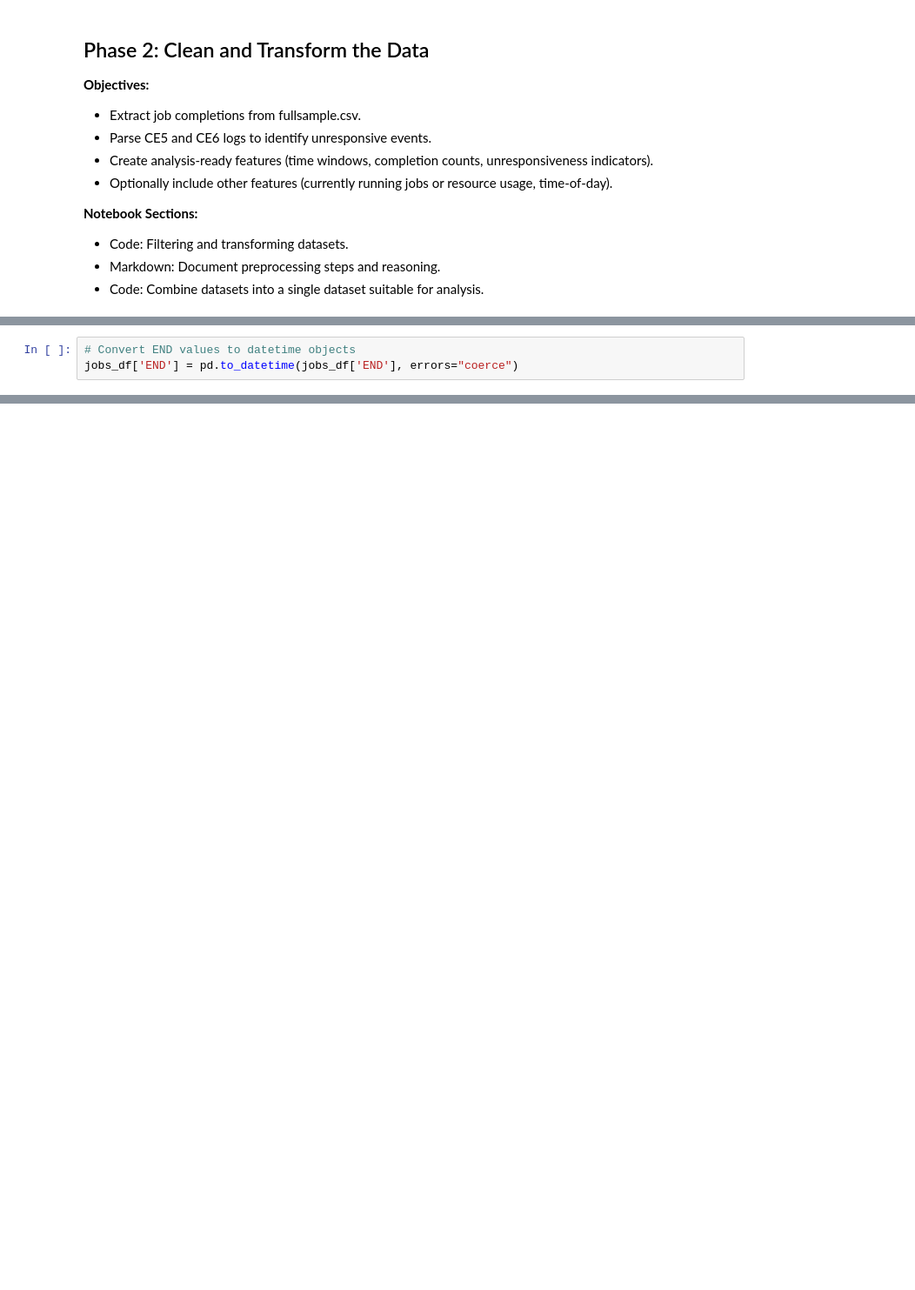
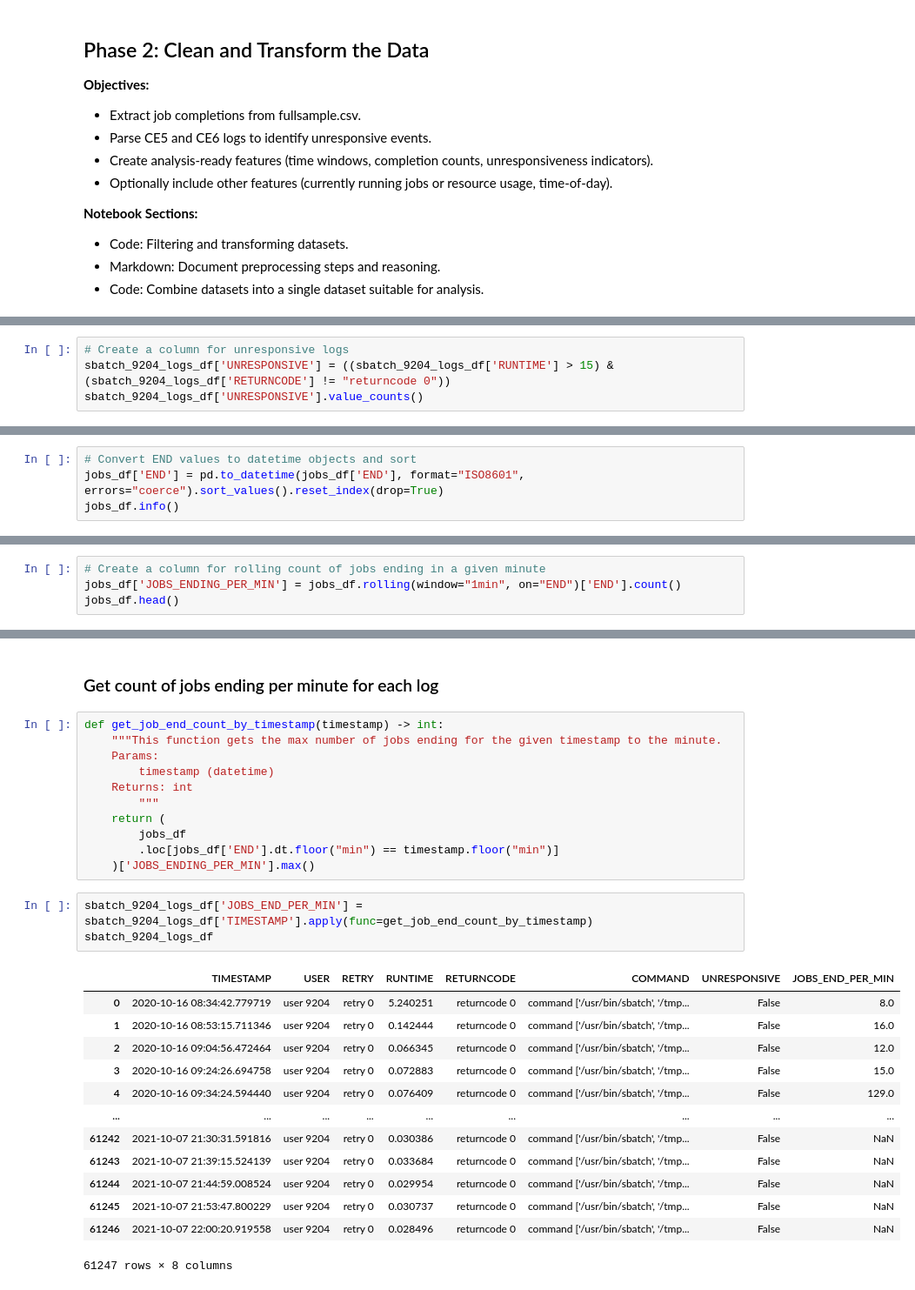
Before and after one commit to nss-data-science-cohort-9/accre-shannequin, a Jupyter notebook: notebooks/slurm_processing_analysis.ipynb, the cells around one changed output, grey strips where cells are left out. Shown at 87% size. Drawn from its saved outputs; the diff is of its cells as text; blank space fills up the shorter version.

```diff
--- a/notebooks/slurm_processing_analysis.ipynb
+++ b/notebooks/slurm_processing_analysis.ipynb
@@ -572,0 +449,4 @@ print(unresponsive_logs_15min.shape)
+# %%
+# Create a column for unresponsive logs
+sbatch_9204_logs_df['UNRESPONSIVE'] = ((sbatch_9204_logs_df['RUNTIME'] > 15) & (sbatch_9204_logs_df['RETURNCODE'] != "returncode 0"))
+sbatch_9204_logs_df['UNRESPONSIVE'].value_counts()
@@ -592,3 +460,4 @@ Name: count, Length: 4109551, dtype: int64
 # %%
-# Convert END values to datetime objects
-jobs_df['END'] = pd.to_datetime(jobs_df['END'], errors="coerce")
+# Convert END values to datetime objects and sort
+jobs_df['END'] = pd.to_datetime(jobs_df['END'], format="ISO8601", errors="coerce").sort_values().reset_index(drop=True)
+jobs_df.info()
@@ -618,0 +490,4 @@ Name: END, Length: 7395234, dtype: float64
+# %%
+# Create a column for rolling count of jobs ending in a given minute
+jobs_df['JOBS_ENDING_PER_MIN'] = jobs_df.rolling(window="1min", on="END")['END'].count()
+jobs_df.head()
@@ -618,0 +506,30 @@ Name: END, Length: 7395234, dtype: float64
+# %% [markdown]
+### Get count of jobs ending per minute for each log
+# %%
+def get_job_end_count_by_timestamp(timestamp) -> int:
+    """This function gets the max number of jobs ending for the given timestamp to the minute.
+    Params:
+        timestamp (datetime)
+    Returns: int
+        """
+    return (
+        jobs_df
+        .loc[jobs_df['END'].dt.floor("min") == timestamp.floor("min")]
+    )['JOBS_ENDING_PER_MIN'].max()
+# %%
+sbatch_9204_logs_df['JOBS_END_PER_MIN'] = sbatch_9204_logs_df['TIMESTAMP'].apply(func=get_job_end_count_by_timestamp)
+sbatch_9204_logs_df
+# %% [output]
+|  | TIMESTAMP | USER | RETRY | RUNTIME | RETURNCODE | COMMAND | UNRESPONSIVE | JOBS_END_PER_MIN |
+| 0 | 2020-10-16 08:34:42.779719 | user 9204 | retry 0 | 5.240251 | returncode 0 | command ['/usr/bin/sbatch', '/tmp... | False | 8.0 |
+| 1 | 2020-10-16 08:53:15.711346 | user 9204 | retry 0 | 0.142444 | returncode 0 | command ['/usr/bin/sbatch', '/tmp... | False | 16.0 |
+| 2 | 2020-10-16 09:04:56.472464 | user 9204 | retry 0 | 0.066345 | returncode 0 | command ['/usr/bin/sbatch', '/tmp... | False | 12.0 |
+| 3 | 2020-10-16 09:24:26.694758 | user 9204 | retry 0 | 0.072883 | returncode 0 | command ['/usr/bin/sbatch', '/tmp... | False | 15.0 |
+| 4 | 2020-10-16 09:34:24.594440 | user 9204 | retry 0 | 0.076409 | returncode 0 | command ['/usr/bin/sbatch', '/tmp... | False | 129.0 |
+| ... | ... | ... | ... | ... | ... | ... | ... | ... |
+| 61242 | 2021-10-07 21:30:31.591816 | user 9204 | retry 0 | 0.030386 | returncode 0 | command ['/usr/bin/sbatch', '/tmp... | False | NaN |
+| 61243 | 2021-10-07 21:39:15.524139 | user 9204 | retry 0 | 0.033684 | returncode 0 | command ['/usr/bin/sbatch', '/tmp... | False | NaN |
+| 61244 | 2021-10-07 21:44:59.008524 | user 9204 | retry 0 | 0.029954 | returncode 0 | command ['/usr/bin/sbatch', '/tmp... | False | NaN |
+| 61245 | 2021-10-07 21:53:47.800229 | user 9204 | retry 0 | 0.030737 | returncode 0 | command ['/usr/bin/sbatch', '/tmp... | False | NaN |
+| 61246 | 2021-10-07 22:00:20.919558 | user 9204 | retry 0 | 0.028496 | returncode 0 | command ['/usr/bin/sbatch', '/tmp... | False | NaN |
+61247 rows × 8 columns
```
Also changed, not shown: parts of 79 cells of this notebook, 1 other file.
